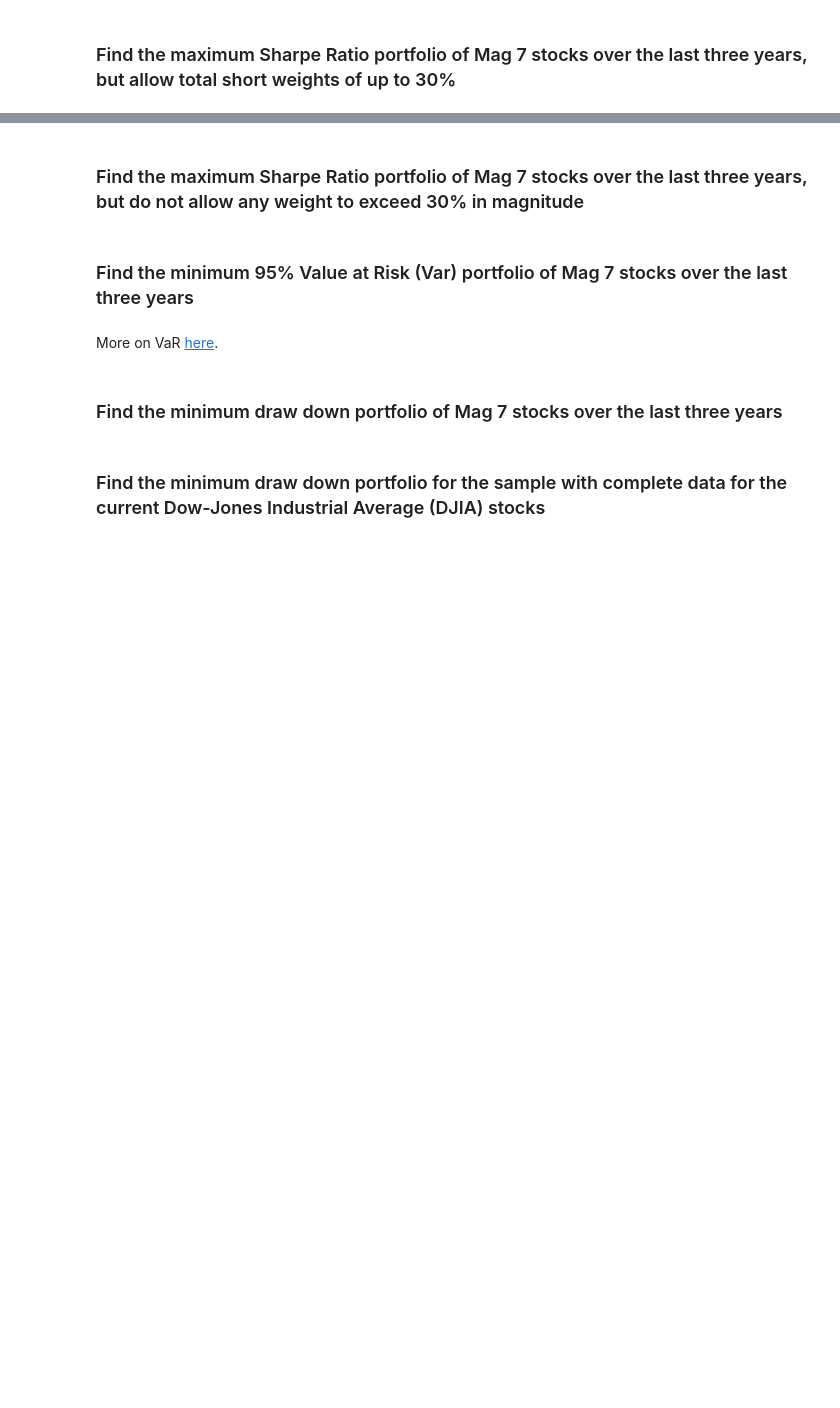
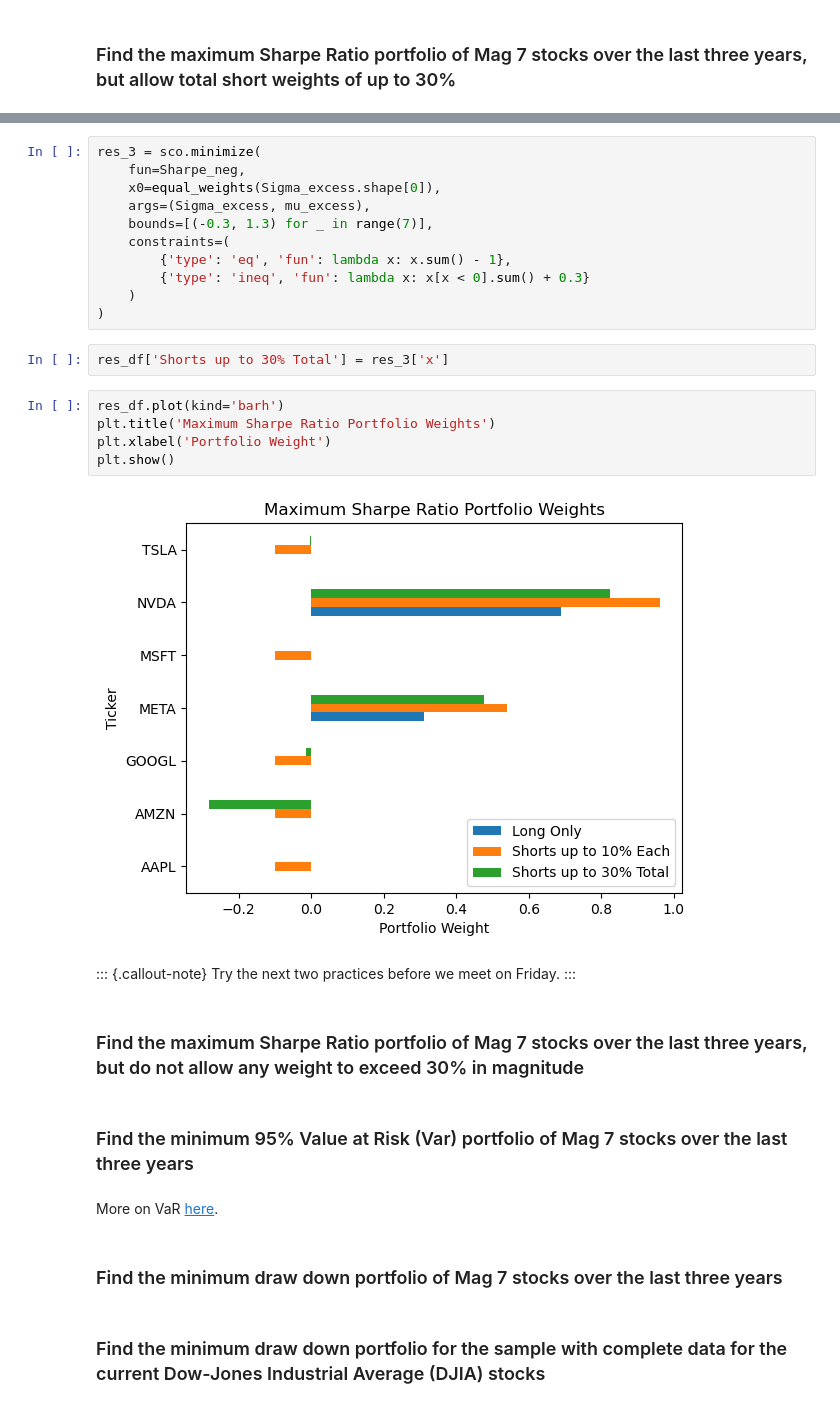
Before and after one commit to richard-herron/fina-6333-2025-spring, a Jupyter notebook: Notebooks/herron_04_practice_02.ipynb, the cells around one changed output, grey strips where cells are left out. Drawn from its saved outputs; the diff is of its cells as text; blank space fills up the shorter version.

```diff
--- a/Notebooks/herron_04_practice_02.ipynb
+++ b/Notebooks/herron_04_practice_02.ipynb
@@ -28,3 +203,27 @@ Note that `sco.minimize()` finds *minimums*, so you need to minimize the *negati
+# %%
+res_3 = sco.minimize(
+    fun=Sharpe_neg,
+    x0=equal_weights(Sigma_excess.shape[0]),
+    args=(Sigma_excess, mu_excess),
+    bounds=[(-0.3, 1.3) for _ in range(7)],
+    constraints=(
+        {'type': 'eq', 'fun': lambda x: x.sum() - 1},
+        {'type': 'ineq', 'fun': lambda x: x[x < 0].sum() + 0.3}
+    )
+)
+# %%
+res_df['Shorts up to 30% Total'] = res_3['x']
+# %%
+res_df.plot(kind='barh')
+plt.title('Maximum Sharpe Ratio Portfolio Weights')
+plt.xlabel('Portfolio Weight')
+plt.show()
+# %% [output]
+[figure, added]
+# %% [markdown]
+::: {.callout-note}
+Try the next two practices before we meet on Friday.
+:::
 # %% [markdown]
 ### Find the maximum Sharpe Ratio portfolio of Mag 7 stocks over the last three years, but do not allow any weight to exceed 30% in magnitude
 # %% [markdown]
```
Also changed, not shown: parts of 33 cells of this notebook, 19 other files.
